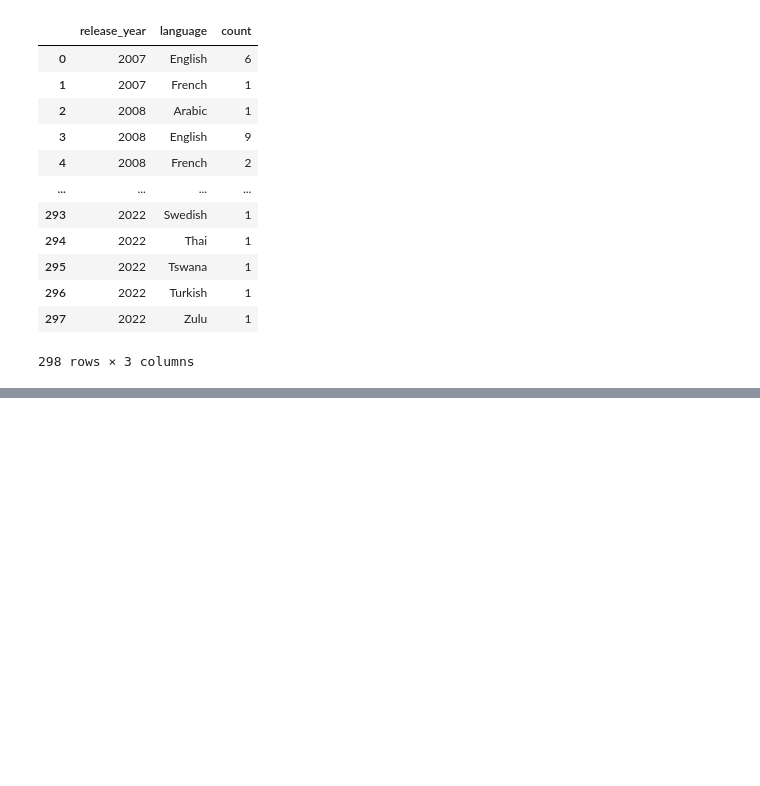
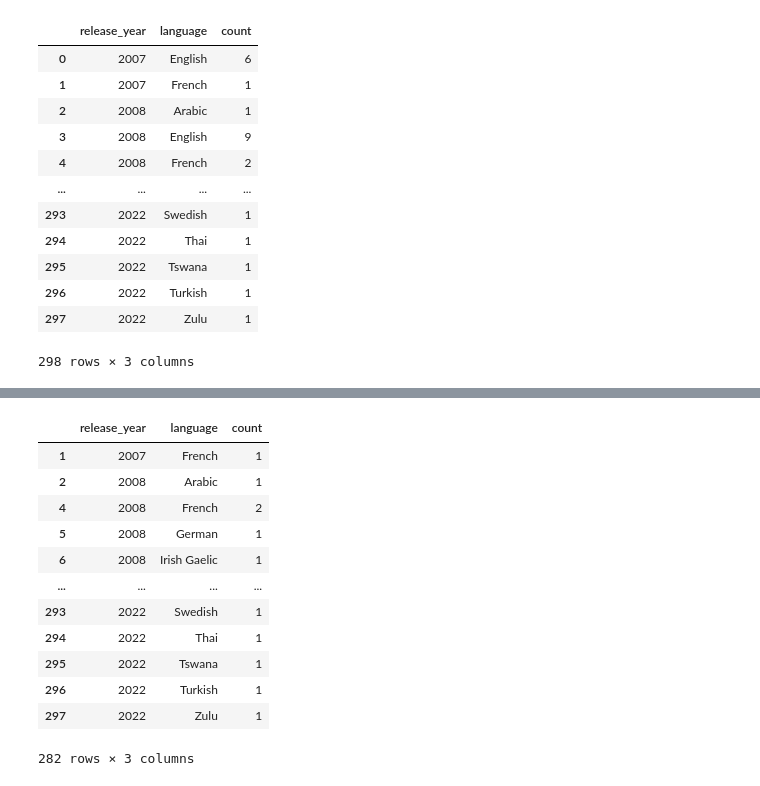
Before and after one commit to NidaB-C/NetflixEDA, a Jupyter notebook: 02_genre_production_patterns.ipynb, the cells around one changed output, grey strips where cells are left out. Cells and saved outputs as stored; diff of their text form; code cells hidden in the pictures; blank space fills up the shorter version.

```diff
--- a/02_genre_production_patterns.ipynb
+++ b/02_genre_production_patterns.ipynb
@@ -180 +194,24 @@ plt.savefig(("Images/02_Yearly_Trend_In_Languages.png"))
 <Figure size 640x480 with 0 Axes>
+# %%
+#Generating a heatplot to better represent the data of trends in foreign languages
+
+# Calculate the lower quartile for the language count
+lower_quartile = foreign_language_count['count'].quantile(0.5)
+
+# Filter the DataFrame to include only counts above the lower quartile
+filtered_foreign_language_count = foreign_language_count[foreign_language_count['count'] >= lower_quartile]
+filtered_foreign_language_count
+# %% [output]
+|  | release_year | language | count |
+| 1 | 2007 | French | 1 |
+| 2 | 2008 | Arabic | 1 |
+| 4 | 2008 | French | 2 |
+| 5 | 2008 | German | 1 |
+| 6 | 2008 | Irish Gaelic | 1 |
+| ... | ... | ... | ... |
+| 293 | 2022 | Swedish | 1 |
+| 294 | 2022 | Thai | 1 |
+| 295 | 2022 | Tswana | 1 |
+| 296 | 2022 | Turkish | 1 |
+| 297 | 2022 | Zulu | 1 |
+282 rows × 3 columns
```
Also changed, not shown: parts of 3 cells of this notebook, 1 other file.
